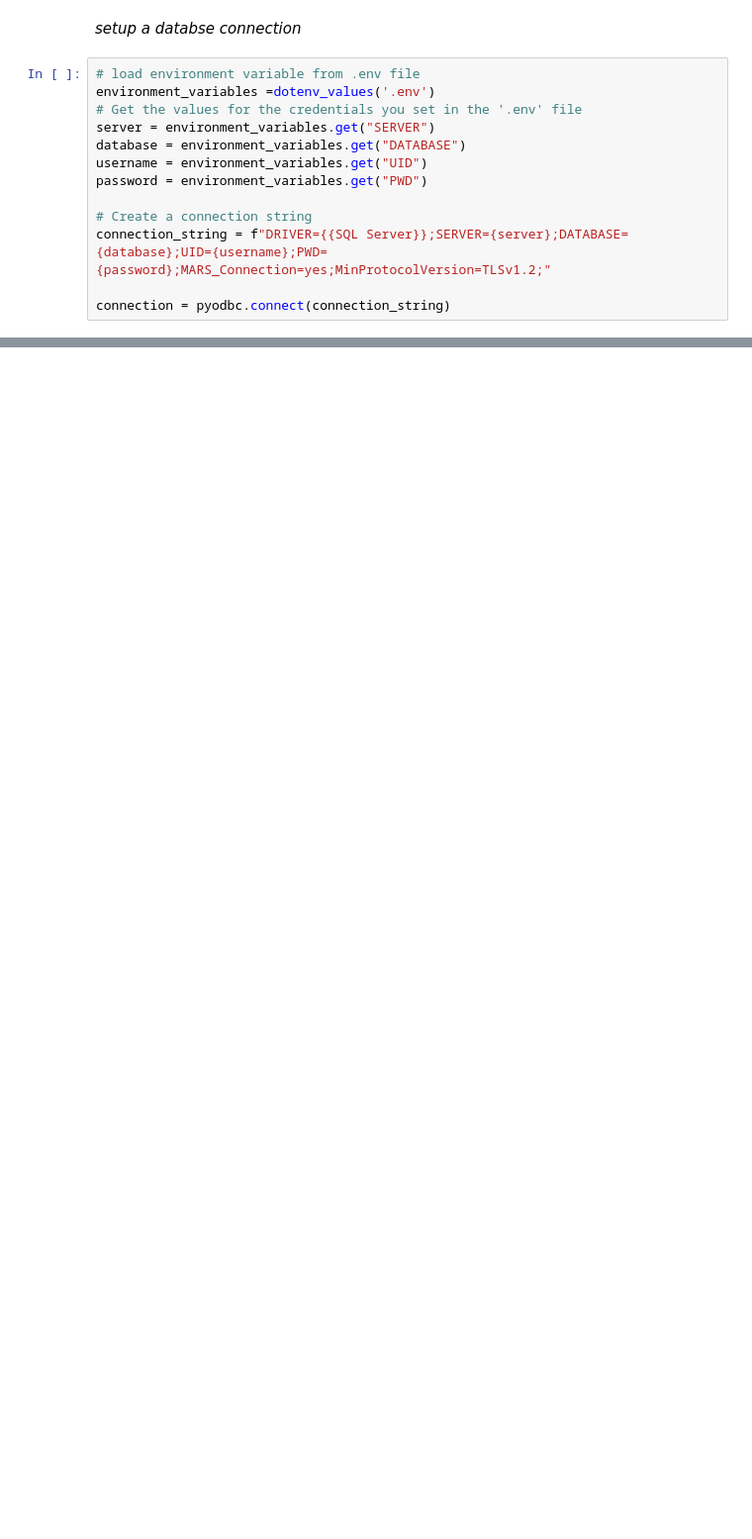
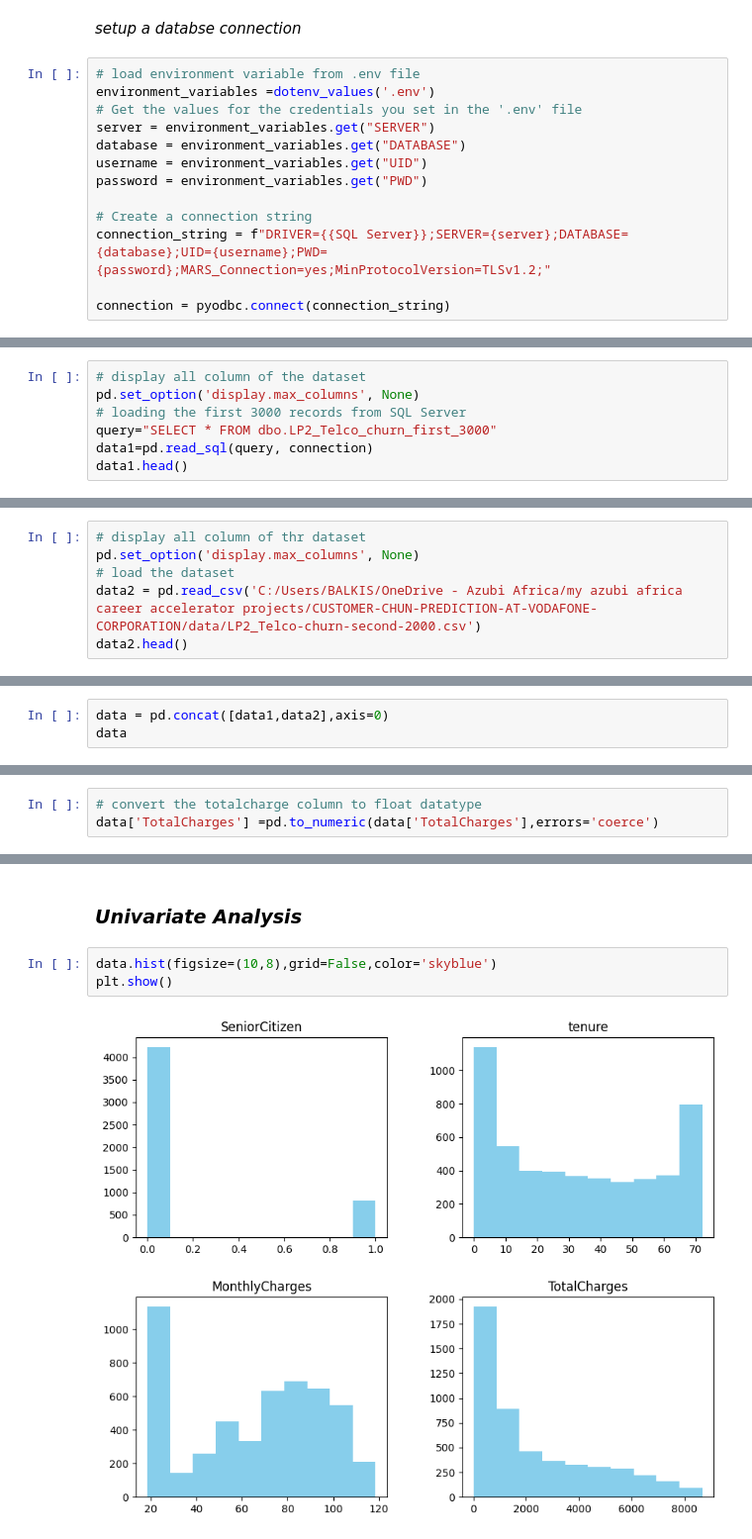
Before and after one commit to zeemanzak/CUSTOMER-CHUN-PREDICTION-AT-VODAFONE-CORPORATION, a Jupyter notebook: notebook/main.ipynb, the cells around one changed output, grey strips where cells are left out. Shown: that part at 99% size. Drawn from its saved outputs; the diff is of its cells as text; blank space fills up the shorter version.

Commit message:
add univariate analysis

```diff
--- a/notebook/main.ipynb
+++ b/notebook/main.ipynb
@@ -122,0 +128,7 @@ connection = pyodbc.connect(connection_string)
+# %%
+# display all column of the dataset
+pd.set_option('display.max_columns', None)
+# loading the first 3000 records from SQL Server
+query="SELECT * FROM dbo.LP2_Telco_churn_first_3000"
+data1=pd.read_sql(query, connection)
+data1.head()
@@ -122,0 +192,6 @@ connection = pyodbc.connect(connection_string)
+# %%
+# display all column of thr dataset
+pd.set_option('display.max_columns', None)
+# load the dataset
+data2 = pd.read_csv('C:/Users/BALKIS/OneDrive - Azubi Africa/my azubi africa career accelerator projects/CUSTOMER-CHUN-PREDICTION-AT-VODAFONE-CORPORATION/data/LP2_Telco-churn-second-2000.csv')
+data2.head()
@@ -122,0 +255,3 @@ connection = pyodbc.connect(connection_string)
+# %%
+data = pd.concat([data1,data2],axis=0)
+data
@@ -122,0 +323,3 @@ connection = pyodbc.connect(connection_string)
+# %%
+# convert the totalcharge column to float datatype
+data['TotalCharges'] =pd.to_numeric(data['TotalCharges'],errors='coerce')
@@ -122,0 +402,7 @@ connection = pyodbc.connect(connection_string)
+# %% [markdown]
+### *Univariate Analysis*
+# %%
+data.hist(figsize=(10,8),grid=False,color='skyblue')
+plt.show()
+# %% [output]
+[figure, added]
```
Also changed, not shown: parts of 29 cells of this notebook.
